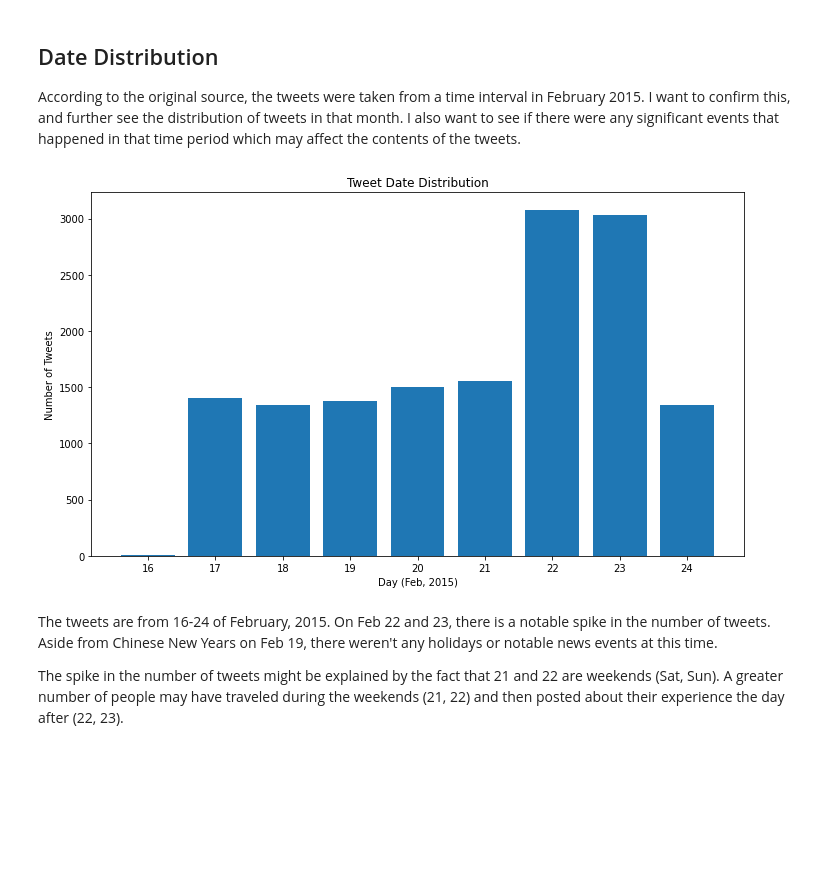
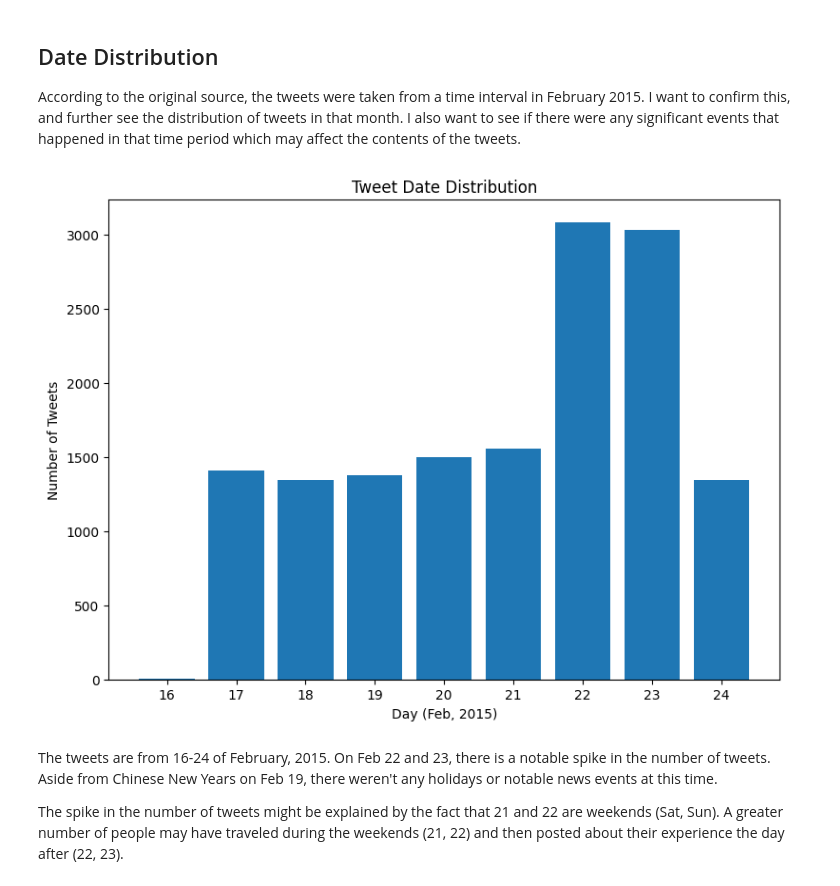
Before and after one commit to temujin-lampasa/social_computing, a Jupyter notebook: notebooks/analyzing_airline_tweets.ipynb, the cells around one changed output. Drawn from its saved outputs; the diff is of its cells as text; code cells hidden in the pictures; blank space fills up the shorter version.

```diff
--- a/notebooks/analyzing_airline_tweets.ipynb
+++ b/notebooks/analyzing_airline_tweets.ipynb
@@ -206,15 +203,15 @@ It seems that there are 6 main airlines featured in the dataset.
 According to the original source, the tweets were taken from a time interval in February 2015. I want to confirm this, and further see the distribution of tweets in that month. I also want to see if there were any significant events that happened in that time period which may affect the contents of the tweets.
 # %%
 d = df['tweet_created'].groupby(by=[df["tweet_created"].dt.month, df["tweet_created"].dt.day]).count()
-fig, ax = plt.subplots(figsize=(10,6))
+fig, ax = plt.subplots(figsize=(8,6), dpi=100)
 ax.bar([i[1] for i in d.index], d.values)
 ax.set_title("Tweet Date Distribution")
 ax.set_xlabel("Day (Feb, 2015)")
 ax.set_ylabel("Number of Tweets")
 ax.set_xticks(range(16, 25))
 plt.tight_layout()
 # %% [output]
-[figure, old version]
+[figure, new version]
 # %% [markdown]
 The tweets are from 16-24 of February, 2015. On Feb 22 and 23, there is a notable spike in the number of tweets. Aside from Chinese New Years on Feb 19, there weren't any holidays or notable news events at this time.
 
```
Also changed, not shown: parts of 12 cells of this notebook.
